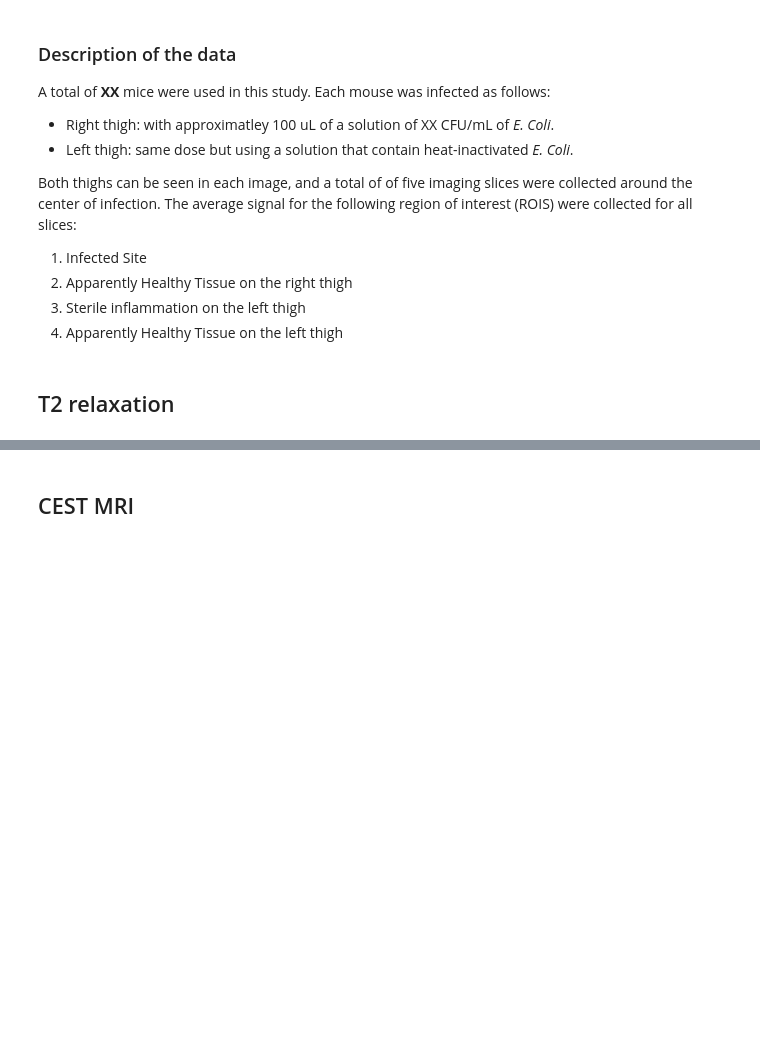
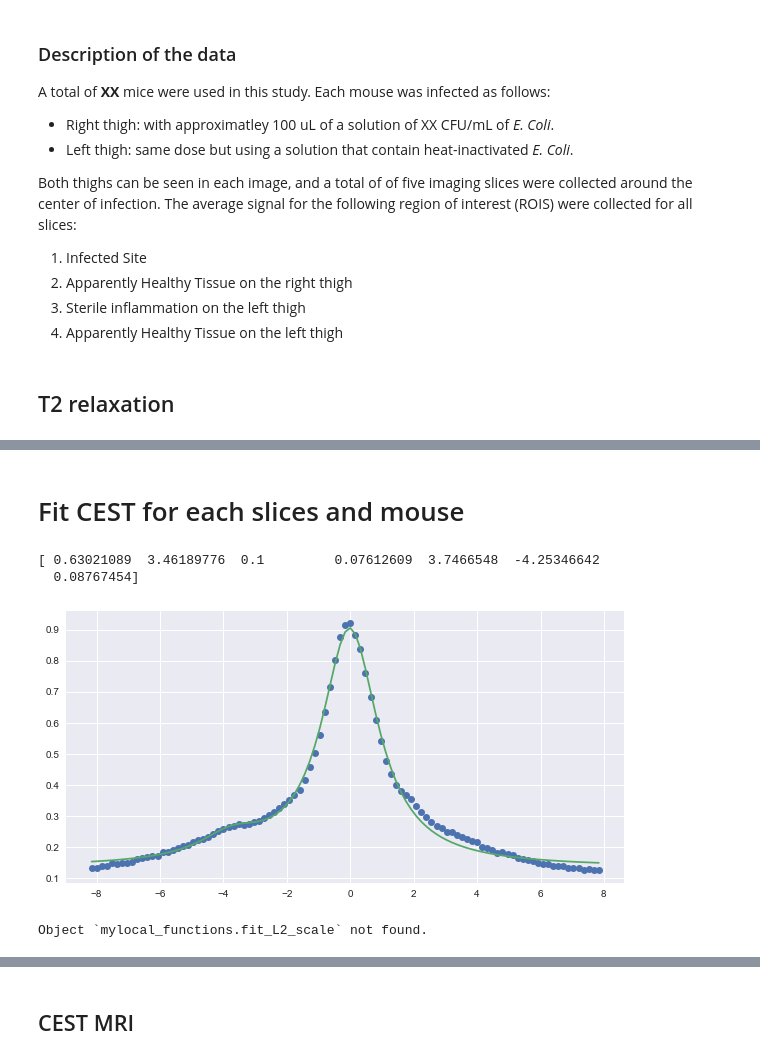
Before and after one commit to jmgold92/Machine-Learning-4-MRI, a Jupyter notebook: Infection_vs_Inflammation/Code/01-Process_Data.ipynb, the cells around one changed output, grey strips where cells are left out. Saved outputs shown, nothing was run; the diff lists cells and outputs as text; code cells hidden in the pictures; blank space fills up the shorter version.

Commit message:
Two Lorentzian pools fit

```diff
--- a/Infection_vs_Inflammation/Code/01-Process_Data.ipynb
+++ b/Infection_vs_Inflammation/Code/01-Process_Data.ipynb
@@ -67,0 +64,2 @@ T2DF[T2DF.Slice==5].iloc[:,:4].plot.density(); title("Slice 05"); xlim((0.025,.1
+# %% [markdown]
+# Fit CEST for each slices and mouse
@@ -67,0 +91,51 @@ T2DF[T2DF.Slice==5].iloc[:,:4].plot.density(); title("Slice 05"); xlim((0.025,.1
+# %%
+# Fit data
+from scipy.optimize import curve_fit
+import seaborn as sn
+from mylocal_functions import *
+
+def Lorentzian(sat_offset,Amp,Width,Center):
+    Width = Width**2; Width=Width/4
+    xdata = (sat_offset-Center)**2
+    return (Amp*Width) / (Width +xdata )
+
+def Lorentzian2(sat_offset,a1,w1,c1,a2,w2,c2):
+    return Lorentzian(sat_offset,a1,w1,c1) + Lorentzian(sat_offset,a2,w2,c2)
+
+
+#
+Signal=1-Z[12,:]
+# fix xdata
+xdata=ppm-ppm[Signal.argmax()]
+# allocate fitting based on this
+A10, W10, C10 =  0.90, 1, 0
+A20, W20, C20 =  .1, 1, -4
+
+A1L, W1L, C1L =  0.5, .1, -.1
+A2L, W2L, C2L =  0, .1,   -6
+
+A1U, W1U, C1U =  1.0, 5, +.1
+A2U, W2U, C2U =  1.0, 5, -1.0
+
+scale0, scaleL, scaleU = 0, -1, +1
+
+initial_guess = [A10, W10, C10,      A20, W20, C20,    scale0]
+lb            = [A1L, W1L, C1L,      A2L, W2L, C2L,    scaleL]
+ub            = [A1U, W1U, C1U,      A2U, W2U, C2U,    scaleU]
+
+p, cov = curve_fit(Lscale, xdata, Signal,p0=initial_guess,bounds=(lb, ub))
+print(pars_hat)
+
+Yhat=Lscale(xdata,p[0],p[1],p[2],p[3],p[4],p[5],p[6]);
+plt.figure(figsize=(10,5))
+plt.plot(xdata,Signal,'o',label='Signal');
+plt.plot(xdata,Yhat,'-',label='Signal');
+# %% [output]
+[ 0.63021089  3.46189776  0.1         0.07612609  3.7466548  -4.25346642
+  0.08767454]
+[figure, added]
+# %%
+from mylocal_functions import *
+mylocal_functions.fit_L2_scale?
+# %% [output]
+Object `mylocal_functions.fit_L2_scale` not found.
```
Also changed, not shown: parts of 17 cells of this notebook, 2 other files.
